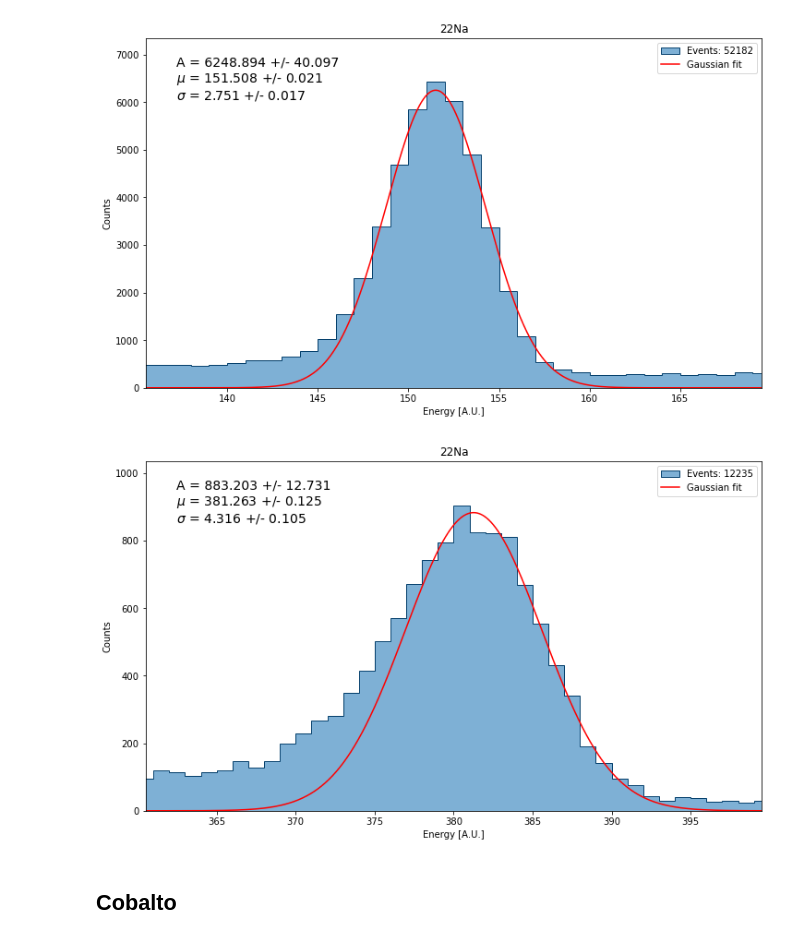
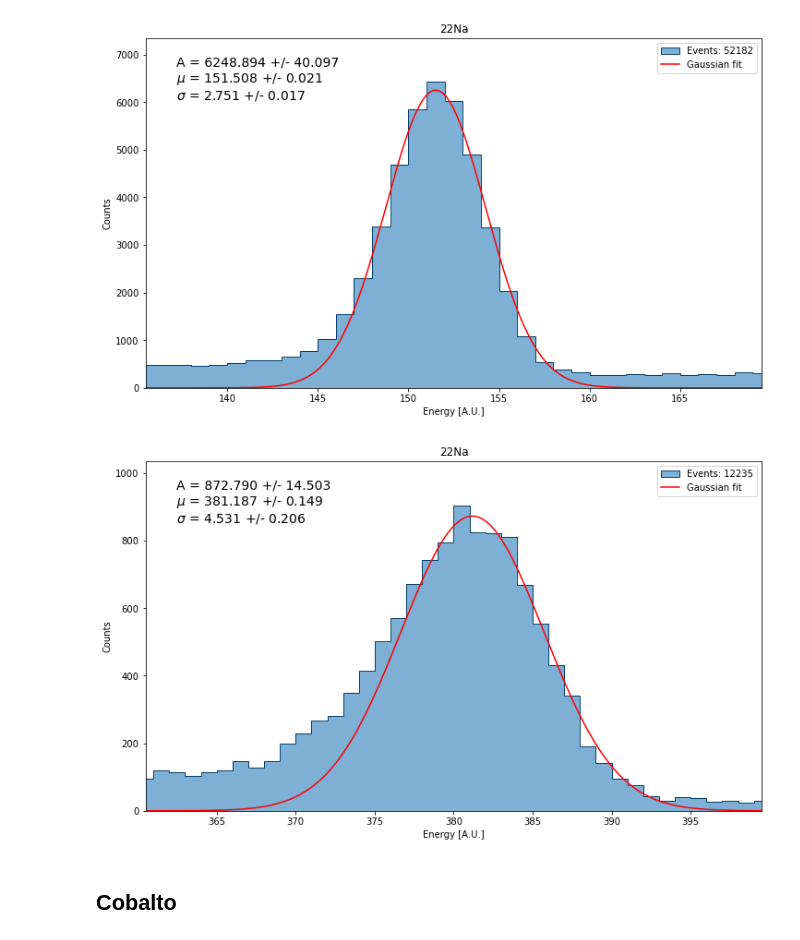
Before and after one commit to niklai99/advanced-laboratory, a Jupyter notebook: cn-calib/labr_a_gaussians.ipynb, the cells around one changed output. Cells and saved outputs as stored; diff of their text form; code cells hidden in the pictures.

```diff
--- a/cn-calib/labr_a_gaussians.ipynb
+++ b/cn-calib/labr_a_gaussians.ipynb
@@ -169,40 +169,40 @@ right = 400
 e_plot = (x > left) & (x < right)
 e_bins = (edges > left - binwidth) & (edges < right + binwidth)
 
-e_fit  = (x > 378) & (x < 390)
+e_fit  = (x > 378) & (x < 387)
 
 xgrid = np.linspace(x[e_plot].min(), x[e_plot].max(), 1000)
 
 
 ax = plot_energy_spectrum(
     x             = x,
     y             = y,
     energy_filter = e_plot,
     bins          = edges[e_bins],
     fig           = fig,
     title         = f"{source}",
     xlabel        = "Energy [A.U.]",
     nrows         = 1,
     ncols         = 1,
     idx           = 1,
     label         = f"Events: {np.sum(y[e_plot]):.0f}"
 )
 
 
 par, err = fit_peak(x=x, y=y, err_y=y_err, func=gaussian, p0=(100, 360, 5), e_fit=e_fit)
 
 ax.plot(xgrid, gaussian(xgrid, *par), "r-", label="Gaussian fit")
 par_string = build_parameter_string(par, err)
 
 ax.text(0.05, 0.95, par_string, transform=ax.transAxes, fontsize=14, verticalalignment='top')
 
 ax.legend()
 
 plt.show()
 
 save_parameters(par, err, "labr_a_22Na_1274keV")
 # %% [output]
-[figure, old version]
+[figure, new version]
 # %% [markdown]
 ## Cobalto
 # %%
```
Also changed, not shown: parts of 3 cells of this notebook, 8 other files.
